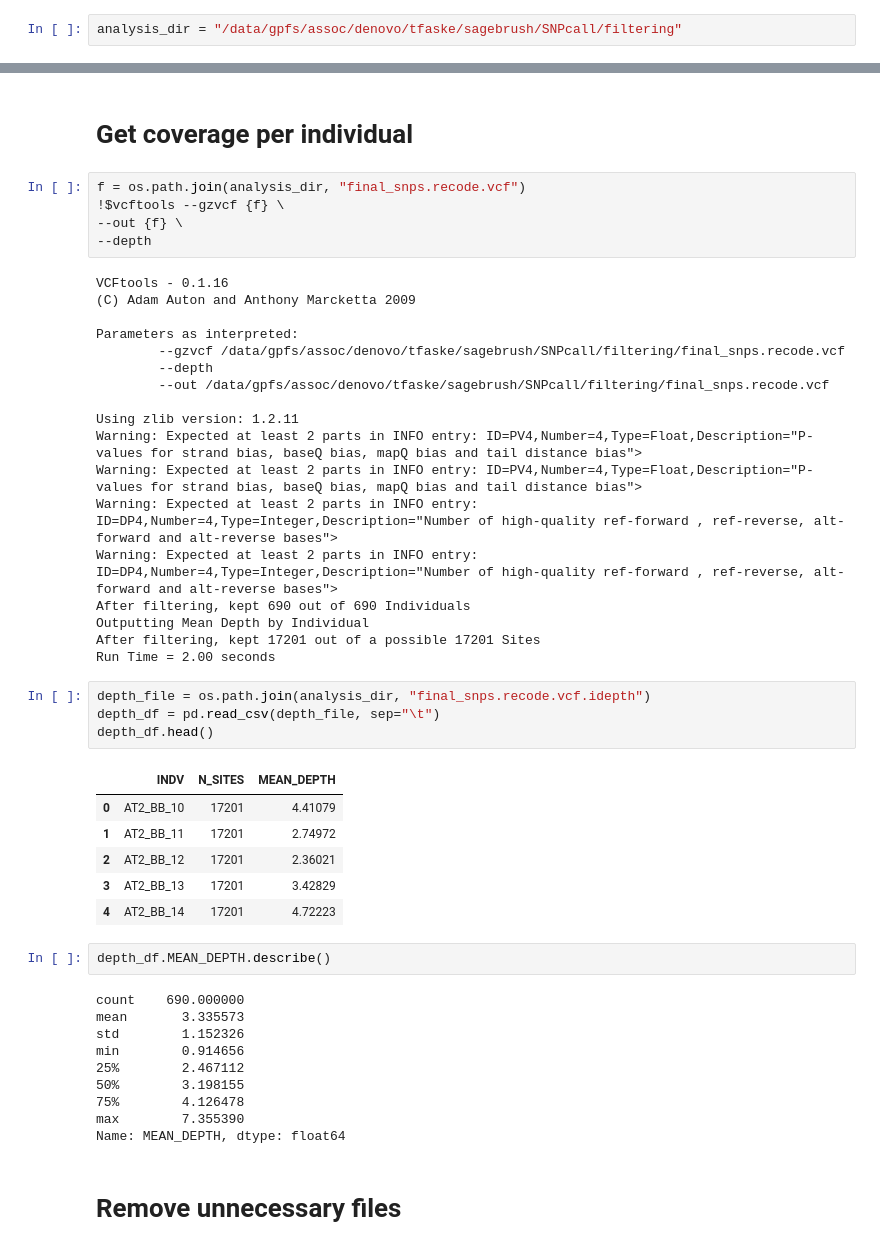
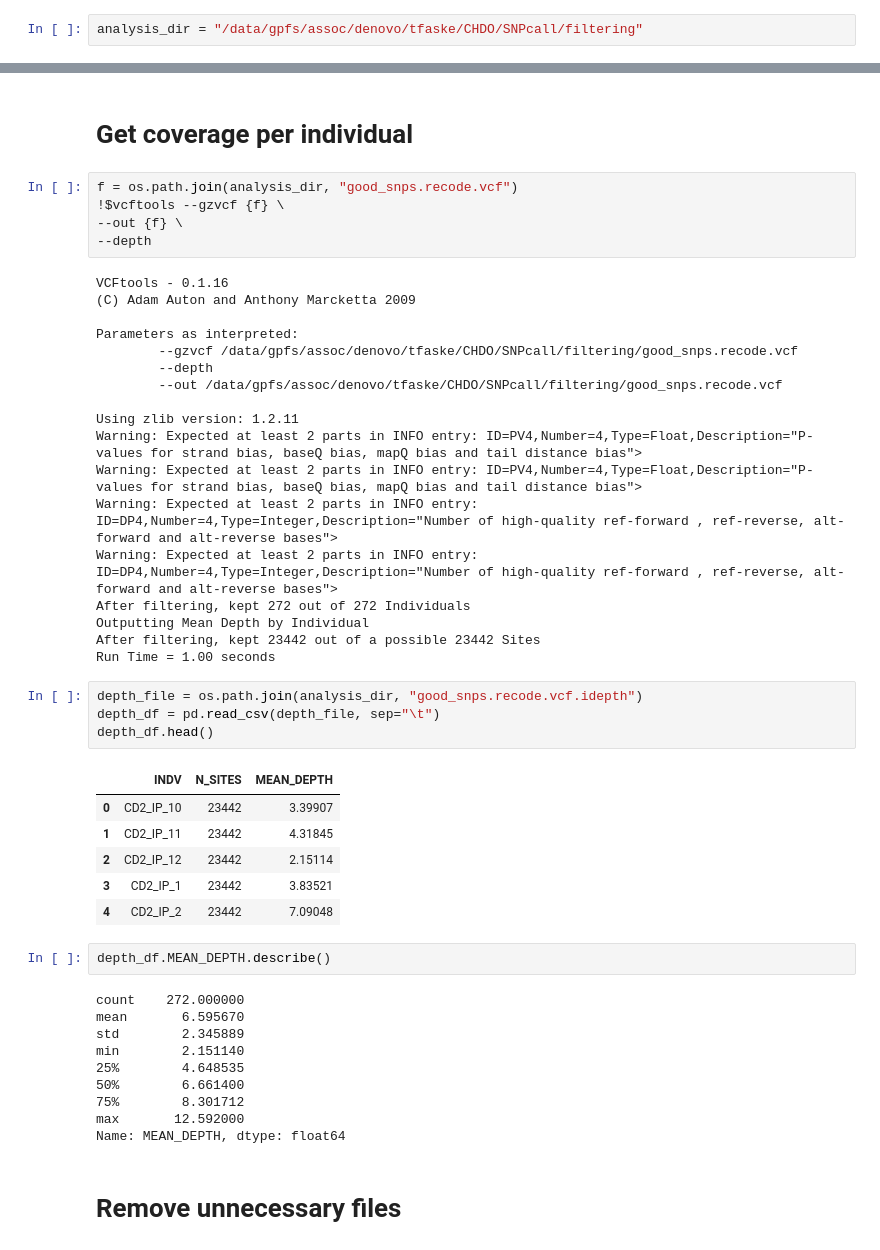
Before and after one commit to trevorfaske/CHDO_mixedploidy, a Jupyter notebook: 5snpfiltering_CHDO.ipynb, the cells around one changed output, grey strips where cells are left out. Saved outputs shown, nothing was run; the diff lists cells and outputs as text.

```diff
--- a/5snpfiltering_CHDO.ipynb
+++ b/5snpfiltering_CHDO.ipynb
@@ -60,7 +60,7 @@ tabix = "tabix"
 java = "java"
 plink = "plink --noweb"
 # %%
-analysis_dir = "/data/gpfs/assoc/denovo/tfaske/sagebrush/SNPcall/filtering"
+analysis_dir = "/data/gpfs/assoc/denovo/tfaske/CHDO/SNPcall/filtering"
 # %%
 cd $analysis_dir
 # %% [output]
@@ -960,7 +895,7 @@ Run Time = 3.00 seconds
 # %% [markdown]
 # Get coverage per individual
 # %%
-f = os.path.join(analysis_dir, "final_snps.recode.vcf")
+f = os.path.join(analysis_dir, "good_snps.recode.vcf")
 !$vcftools --gzvcf {f} \
 --out {f} \
 --depth
@@ -969,41 +904,41 @@ VCFtools - 0.1.16
 (C) Adam Auton and Anthony Marcketta 2009
 
 Parameters as interpreted:
-        --gzvcf /data/gpfs/assoc/denovo/tfaske/sagebrush/SNPcall/filtering/final_snps.recode.vcf
+        --gzvcf /data/gpfs/assoc/denovo/tfaske/CHDO/SNPcall/filtering/good_snps.recode.vcf
         --depth
-        --out /data/gpfs/assoc/denovo/tfaske/sagebrush/SNPcall/filtering/final_snps.recode.vcf
+        --out /data/gpfs/assoc/denovo/tfaske/CHDO/SNPcall/filtering/good_snps.recode.vcf
 
 Using zlib version: 1.2.11
 Warning: Expected at least 2 parts in INFO entry: ID=PV4,Number=4,Type=Float,Description="P-values for strand bias, baseQ bias, mapQ bias and tail distance bias">
 Warning: Expected at least 2 parts in INFO entry: ID=PV4,Number=4,Type=Float,Description="P-values for strand bias, baseQ bias, mapQ bias and tail distance bias">
 Warning: Expected at least 2 parts in INFO entry: ID=DP4,Number=4,Type=Integer,Description="Number of high-quality ref-forward , ref-reverse, alt-forward and alt-reverse bases">
 Warning: Expected at least 2 parts in INFO entry: ID=DP4,Number=4,Type=Integer,Description="Number of high-quality ref-forward , ref-reverse, alt-forward and alt-reverse bases">
-After filtering, kept 690 out of 690 Individuals
+After filtering, kept 272 out of 272 Individuals
 Outputting Mean Depth by Individual
-After filtering, kept 17201 out of a possible 17201 Sites
-Run Time = 2.00 seconds
+After filtering, kept 23442 out of a possible 23442 Sites
+Run Time = 1.00 seconds
 # %%
-depth_file = os.path.join(analysis_dir, "final_snps.recode.vcf.idepth")
+depth_file = os.path.join(analysis_dir, "good_snps.recode.vcf.idepth")
 depth_df = pd.read_csv(depth_file, sep="\t")
 depth_df.head()
 # %% [output]
 |  | INDV | N_SITES | MEAN_DEPTH |
-| 0 | AT2_BB_10 | 17201 | 4.41079 |
-| 1 | AT2_BB_11 | 17201 | 2.74972 |
-| 2 | AT2_BB_12 | 17201 | 2.36021 |
-| 3 | AT2_BB_13 | 17201 | 3.42829 |
-| 4 | AT2_BB_14 | 17201 | 4.72223 |
+| 0 | CD2_IP_10 | 23442 | 3.39907 |
+| 1 | CD2_IP_11 | 23442 | 4.31845 |
+| 2 | CD2_IP_12 | 23442 | 2.15114 |
+| 3 | CD2_IP_1 | 23442 | 3.83521 |
+| 4 | CD2_IP_2 | 23442 | 7.09048 |
 # %%
 depth_df.MEAN_DEPTH.describe()
 # %% [output]
-count    690.000000
-mean       3.335573
-std        1.152326
-min        0.914656
-25%        2.467112
-50%        3.198155
-75%        4.126478
-max        7.355390
+count    272.000000
+mean       6.595670
+std        2.345889
+min        2.151140
+25%        4.648535
+50%        6.661400
+75%        8.301712
+max       12.592000
 Name: MEAN_DEPTH, dtype: float64
 # %% [markdown]
 # Remove unnecessary files
```
Also changed, not shown: parts of 63 cells of this notebook, 2 other files.
